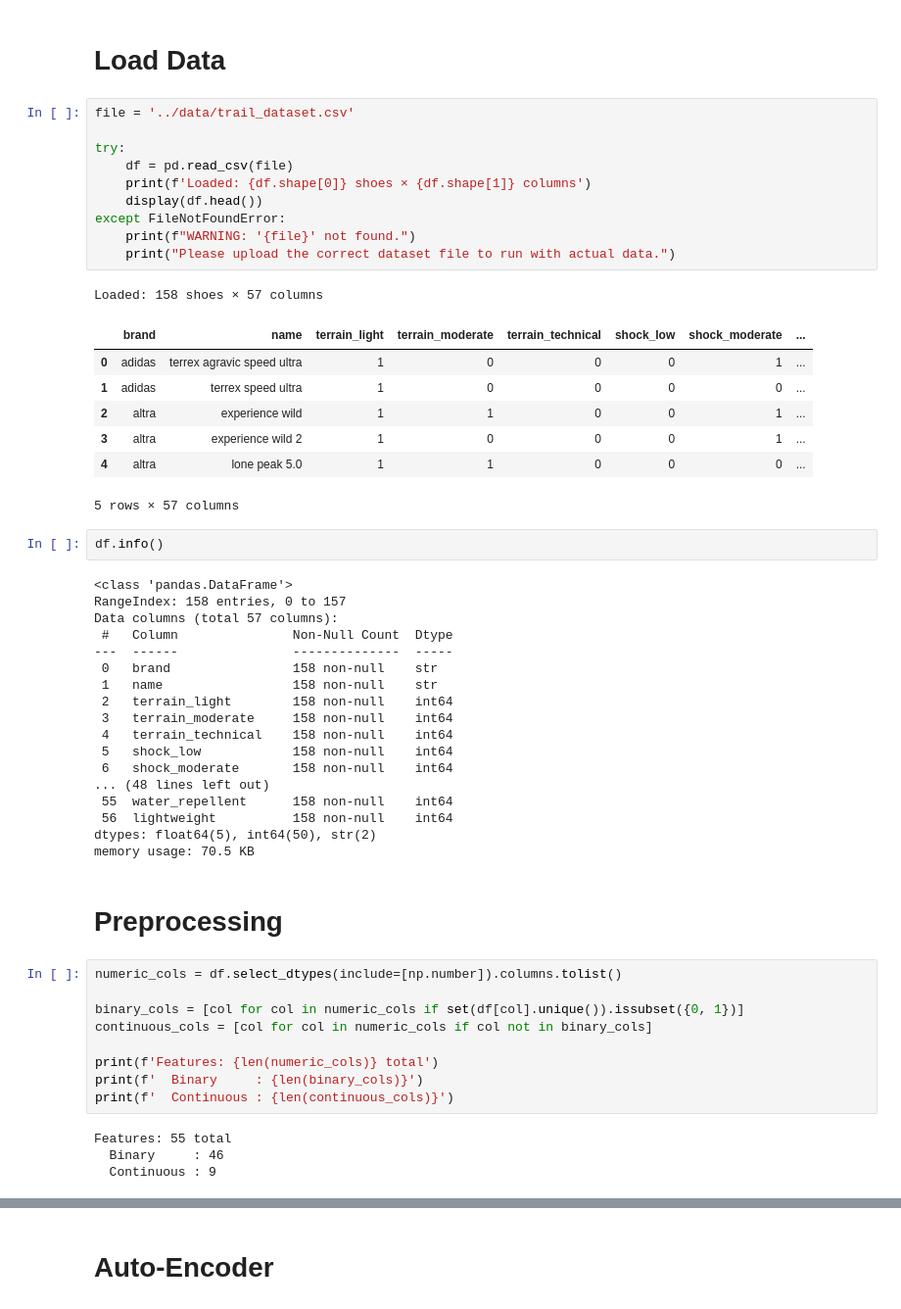
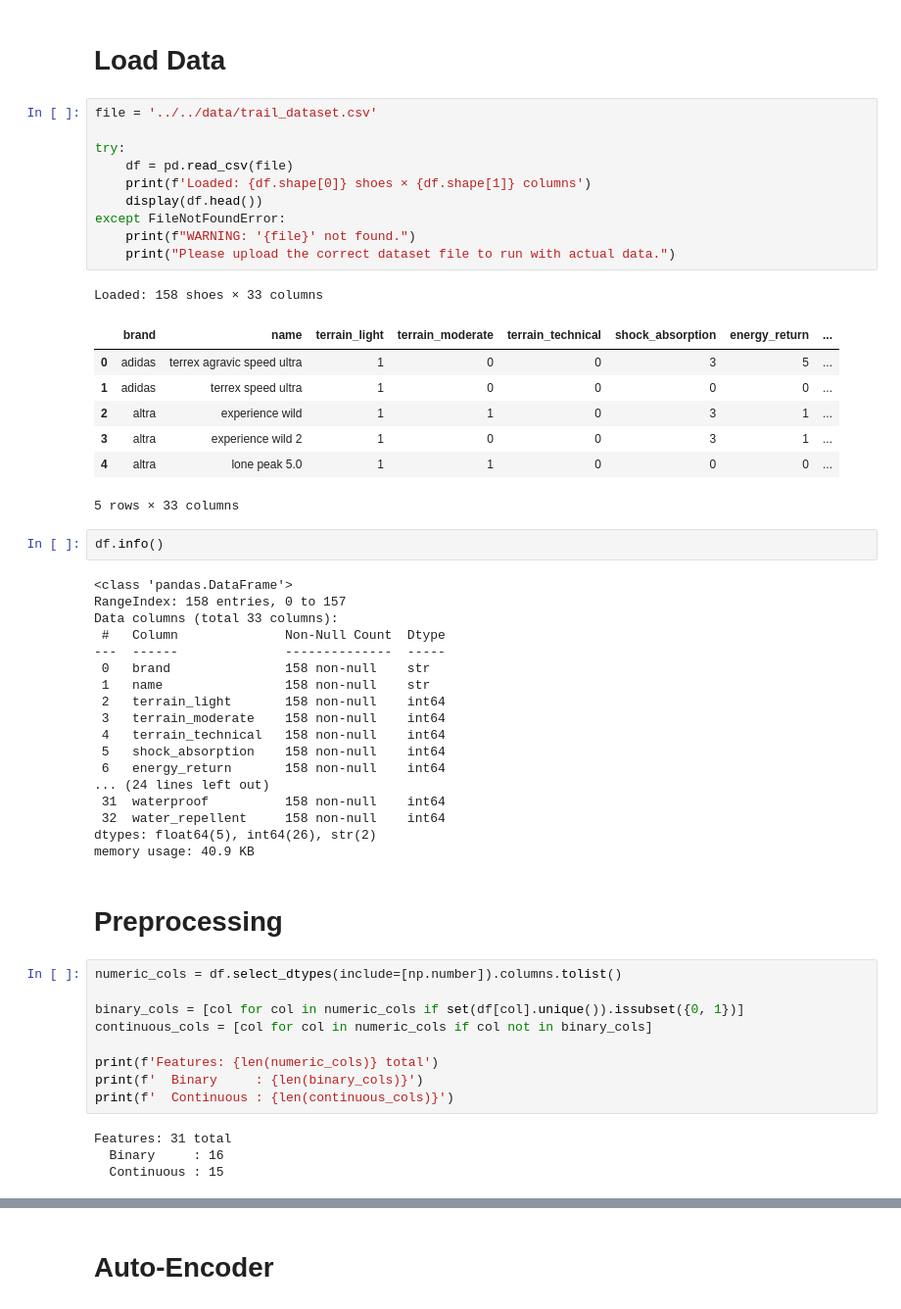
Before and after one commit to SONIX-Kelompok-6/sonix-ml, a Jupyter notebook: notebooks/modelling/trail_ml.ipynb, the cells around one changed output, grey strips where cells are left out. Shown at 98% size. Cells and saved outputs as stored; diff of their text form.

```diff
--- a/notebooks/trail_ml.ipynb
+++ b/notebooks/modelling/trail_ml.ipynb
@@ -40,44 +43,44 @@ Time: 2026-02-06 22:42:42
 # %% [markdown]
 # Load Data
 # %%
-file = '../data/trail_dataset.csv'
+file = '../../data/trail_dataset.csv'
 
 try:
     df = pd.read_csv(file)
     print(f'Loaded: {df.shape[0]} shoes × {df.shape[1]} columns')
     display(df.head())
 except FileNotFoundError:
     print(f"WARNING: '{file}' not found.")
     print("Please upload the correct dataset file to run with actual data.")
 # %% [output]
-Loaded: 158 shoes × 57 columns
+Loaded: 158 shoes × 33 columns
-|  | brand | name | terrain_light | terrain_moderate | terrain_technical | shock_low | shock_moderate | ... |
-| 0 | adidas | terrex agravic speed ultra | 1 | 0 | 0 | 0 | 1 | ... |
+|  | brand | name | terrain_light | terrain_moderate | terrain_technical | shock_absorption | energy_return | ... |
+| 0 | adidas | terrex agravic speed ultra | 1 | 0 | 0 | 3 | 5 | ... |
 | 1 | adidas | terrex speed ultra | 1 | 0 | 0 | 0 | 0 | ... |
-| 2 | altra | experience wild | 1 | 1 | 0 | 0 | 1 | ... |
-| 3 | altra | experience wild 2 | 1 | 0 | 0 | 0 | 1 | ... |
+| 2 | altra | experience wild | 1 | 1 | 0 | 3 | 1 | ... |
+| 3 | altra | experience wild 2 | 1 | 0 | 0 | 3 | 1 | ... |
 | 4 | altra | lone peak 5.0 | 1 | 1 | 0 | 0 | 0 | ... |
-5 rows × 57 columns
+5 rows × 33 columns
 # %%
 df.info()
 # %% [output]
 <class 'pandas.DataFrame'>
 RangeIndex: 158 entries, 0 to 157
-Data columns (total 57 columns):
- #   Column               Non-Null Count  Dtype
----  ------               --------------  -----
- 0   brand                158 non-null    str
- 1   name                 158 non-null    str
- 2   terrain_light        158 non-null    int64
- 3   terrain_moderate     158 non-null    int64
- 4   terrain_technical    158 non-null    int64
- 5   shock_low            158 non-null    int64
- 6   shock_moderate       158 non-null    int64
-... (48 lines left out)
- 55  water_repellent      158 non-null    int64
- 56  lightweight          158 non-null    int64
-dtypes: float64(5), int64(50), str(2)
-memory usage: 70.5 KB
+Data columns (total 33 columns):
+ #   Column              Non-Null Count  Dtype
+---  ------              --------------  -----
+ 0   brand               158 non-null    str
+ 1   name                158 non-null    str
+ 2   terrain_light       158 non-null    int64
+ 3   terrain_moderate    158 non-null    int64
+ 4   terrain_technical   158 non-null    int64
+ 5   shock_absorption    158 non-null    int64
+ 6   energy_return       158 non-null    int64
+... (24 lines left out)
+ 31  waterproof          158 non-null    int64
+ 32  water_repellent     158 non-null    int64
+dtypes: float64(5), int64(26), str(2)
+memory usage: 40.9 KB
 # %% [markdown]
 # Preprocessing
 # %%
@@ -90,9 +93,9 @@ print(f'Features: {len(numeric_cols)} total')
 print(f'  Binary     : {len(binary_cols)}')
 print(f'  Continuous : {len(continuous_cols)}')
 # %% [output]
-Features: 55 total
-  Binary     : 46
-  Continuous : 9
+Features: 31 total
+  Binary     : 16
+  Continuous : 15
 # %%
 feature_cols = numeric_cols.copy()
 X = df[feature_cols]
```
Also changed, not shown: parts of 10 cells of this notebook, 5 other files.
